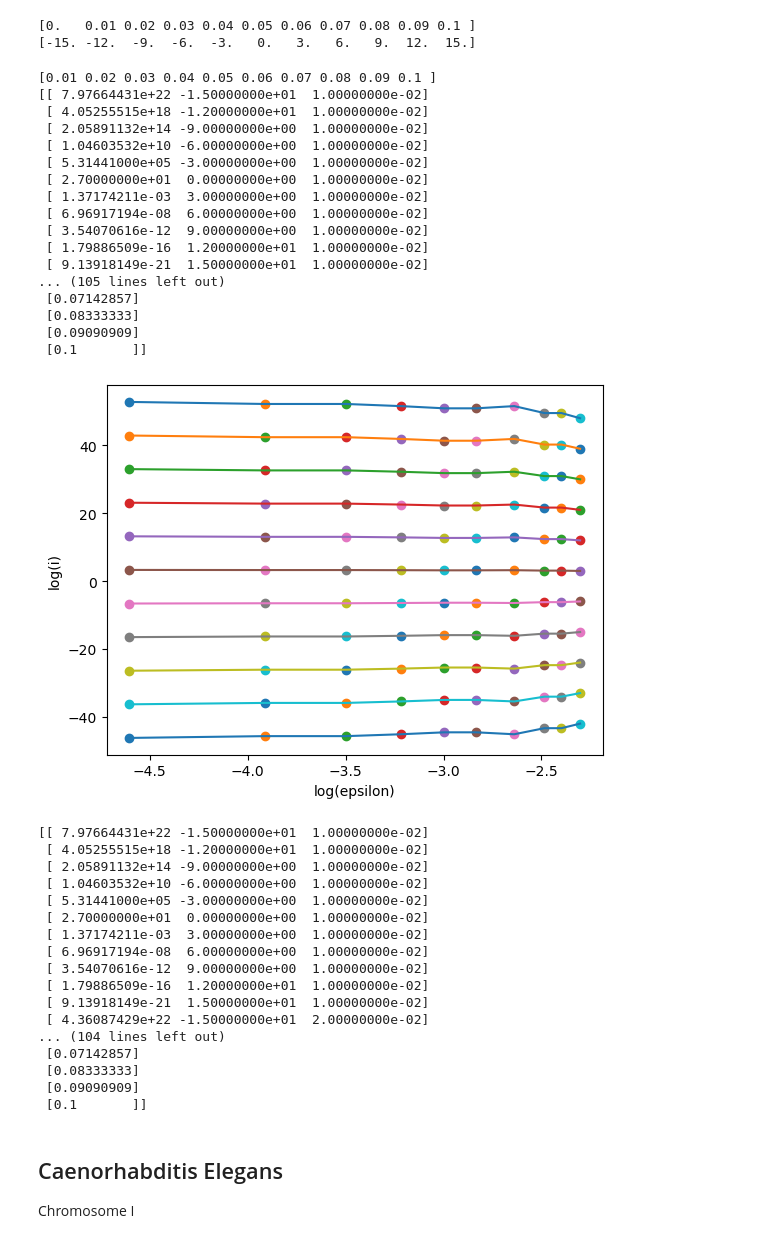
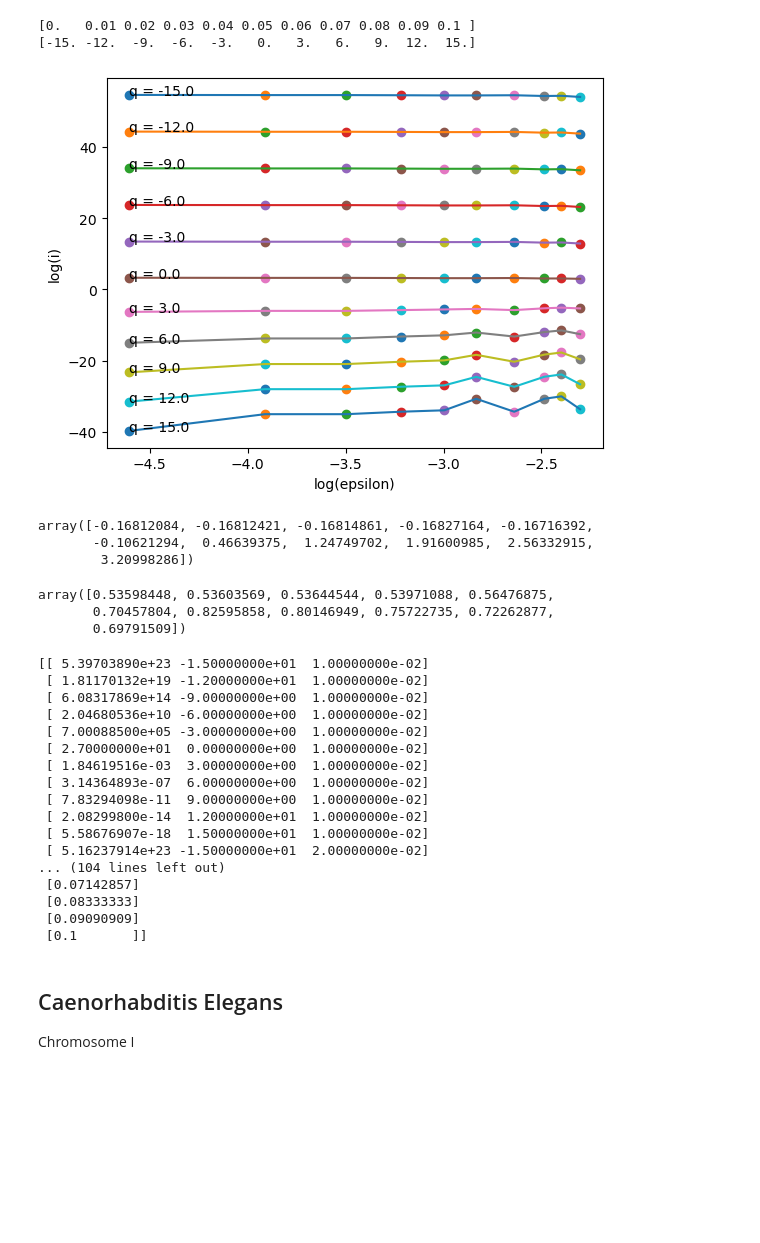
Before and after one commit to DiegoFLM/Analysis-of-microbial-genomes--MFA-GC-content-lifestyle-and-human-microbiome, a Jupyter notebook: notebooks_and_info/MFA_code/cgr_nb.ipynb, the cells around one changed output. Cells and saved outputs as stored; diff of their text form; code cells hidden in the pictures; blank space fills up the shorter version.

```diff
--- a/notebooks_and_info/MFA_code/cgr_nb.ipynb
+++ b/notebooks_and_info/MFA_code/cgr_nb.ipynb
@@ -141,42 +141,38 @@ print(q_range)
 [0.   0.01 0.02 0.03 0.04 0.05 0.06 0.07 0.08 0.09 0.1 ]
 [-15. -12.  -9.  -6.  -3.   0.   3.   6.   9.  12.  15.]
 # %%
-i_list, epsilon_used = mfa_test.plot_tau_q(epsilon_range, q_range)
+tau_vals_test, r_squared_arr_test, i_list, epsilon_used = \
+    mfa_test.calc_tau_q(epsilon_range, q_range, plot_log_i_log_e = True)
 # %% [output]
-[0.01 0.02 0.03 0.04 0.05 0.06 0.07 0.08 0.09 0.1 ]
-[[ 7.97664431e+22 -1.50000000e+01  1.00000000e-02]
- [ 4.05255515e+18 -1.20000000e+01  1.00000000e-02]
- [ 2.05891132e+14 -9.00000000e+00  1.00000000e-02]
- [ 1.04603532e+10 -6.00000000e+00  1.00000000e-02]
- [ 5.31441000e+05 -3.00000000e+00  1.00000000e-02]
- [ 2.70000000e+01  0.00000000e+00  1.00000000e-02]
- [ 1.37174211e-03  3.00000000e+00  1.00000000e-02]
- [ 6.96917194e-08  6.00000000e+00  1.00000000e-02]
- [ 3.54070616e-12  9.00000000e+00  1.00000000e-02]
- [ 1.79886509e-16  1.20000000e+01  1.00000000e-02]
- [ 9.13918149e-21  1.50000000e+01  1.00000000e-02]
-... (105 lines left out)
- [0.07142857]
- [0.08333333]
- [0.09090909]
- [0.1       ]]
-[figure, old version]
+[figure, new version]
+# %%
+tau_vals_test
+# %% [output]
+array([-0.16812084, -0.16812421, -0.16814861, -0.16827164, -0.16716392,
+       -0.10621294,  0.46639375,  1.24749702,  1.91600985,  2.56332915,
+        3.20998286])
+# %%
+r_squared_arr_test
+# %% [output]
+array([0.53598448, 0.53603569, 0.53644544, 0.53971088, 0.56476875,
+       0.70457804, 0.82595858, 0.80146949, 0.75722735, 0.72262877,
+       0.69791509])
 # %%
 print(i_list)
 print(epsilon_used)
 # %% [output]
-[[ 7.97664431e+22 -1.50000000e+01  1.00000000e-02]
- [ 4.05255515e+18 -1.20000000e+01  1.00000000e-02]
- [ 2.05891132e+14 -9.00000000e+00  1.00000000e-02]
- [ 1.04603532e+10 -6.00000000e+00  1.00000000e-02]
- [ 5.31441000e+05 -3.00000000e+00  1.00000000e-02]
+[[ 5.39703890e+23 -1.50000000e+01  1.00000000e-02]
+ [ 1.81170132e+19 -1.20000000e+01  1.00000000e-02]
+ [ 6.08317869e+14 -9.00000000e+00  1.00000000e-02]
+ [ 2.04680536e+10 -6.00000000e+00  1.00000000e-02]
+ [ 7.00088500e+05 -3.00000000e+00  1.00000000e-02]
  [ 2.70000000e+01  0.00000000e+00  1.00000000e-02]
- [ 1.37174211e-03  3.00000000e+00  1.00000000e-02]
- [ 6.96917194e-08  6.00000000e+00  1.00000000e-02]
- [ 3.54070616e-12  9.00000000e+00  1.00000000e-02]
- [ 1.79886509e-16  1.20000000e+01  1.00000000e-02]
- [ 9.13918149e-21  1.50000000e+01  1.00000000e-02]
- [ 4.36087429e+22 -1.50000000e+01  2.00000000e-02]
+ [ 1.84619516e-03  3.00000000e+00  1.00000000e-02]
+ [ 3.14364893e-07  6.00000000e+00  1.00000000e-02]
+ [ 7.83294098e-11  9.00000000e+00  1.00000000e-02]
+ [ 2.08299800e-14  1.20000000e+01  1.00000000e-02]
+ [ 5.58676907e-18  1.50000000e+01  1.00000000e-02]
+ [ 5.16237914e+23 -1.50000000e+01  2.00000000e-02]
 ... (104 lines left out)
  [0.07142857]
  [0.08333333]
```
Also changed, not shown: parts of 22 cells of this notebook, 1 other file.
